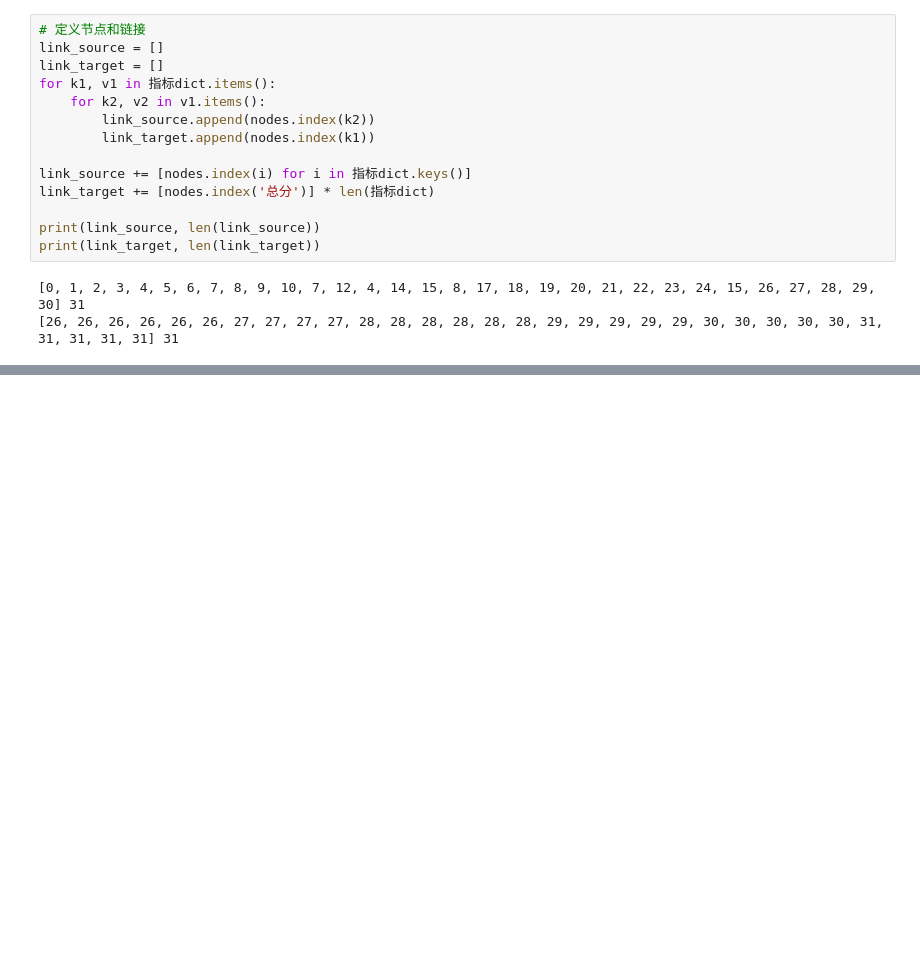
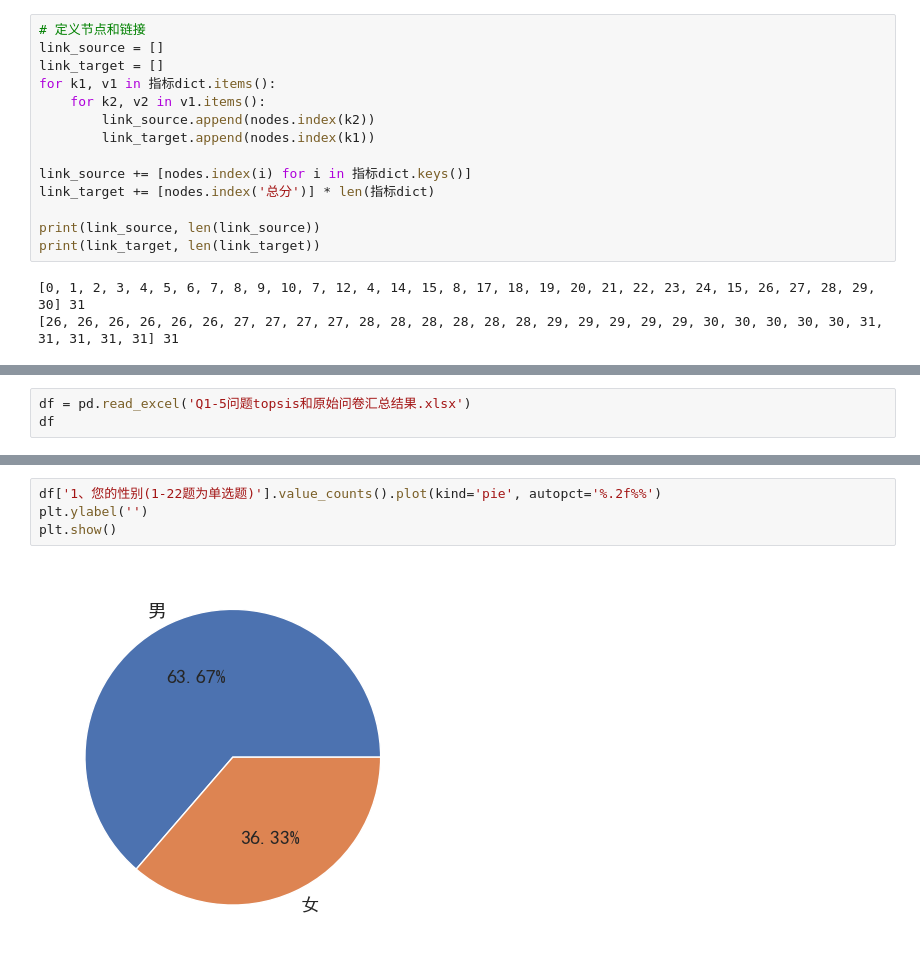
Before and after one commit to lee-nedu/2023shumoCup, a Jupyter notebook: 绘图.ipynb, the cells around one changed output, grey strips where cells are left out. Drawn from its saved outputs; the diff is of its cells as text; blank space fills up the shorter version.

```diff
--- a/绘图.ipynb
+++ b/绘图.ipynb
@@ -93,0 +97,3 @@ fig.show()
+# %%
+df = pd.read_excel('Q1-5问题topsis和原始问卷汇总结果.xlsx')
+df
@@ -93,0 +134,6 @@ fig.show()
+# %%
+df['1、您的性别(1-22题为单选题)'].value_counts().plot(kind='pie', autopct='%.2f%%')
+plt.ylabel('')
+plt.show()
+# %% [output]
+[figure, added]
```
Also changed, not shown: parts of 6 cells of this notebook, 7 other files.
